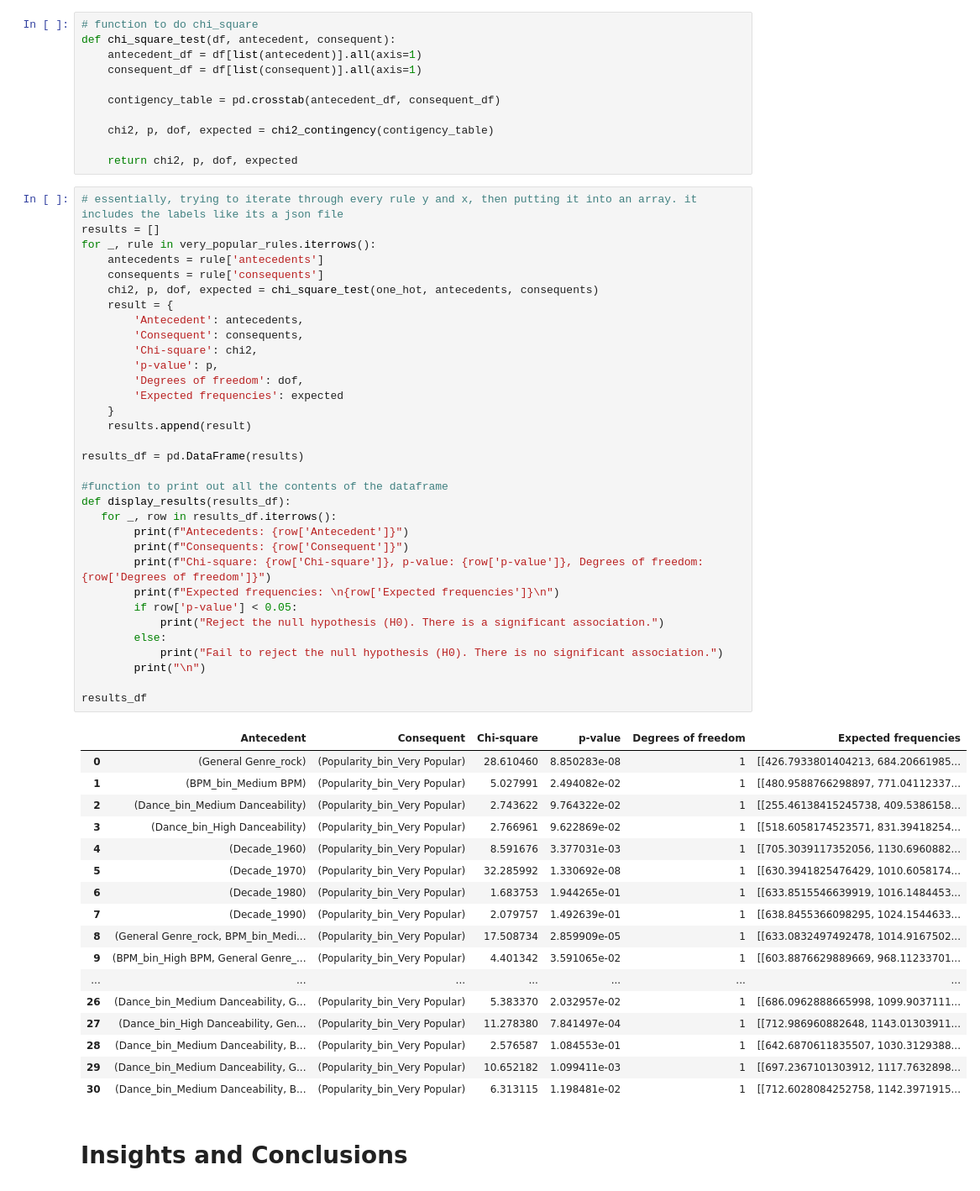
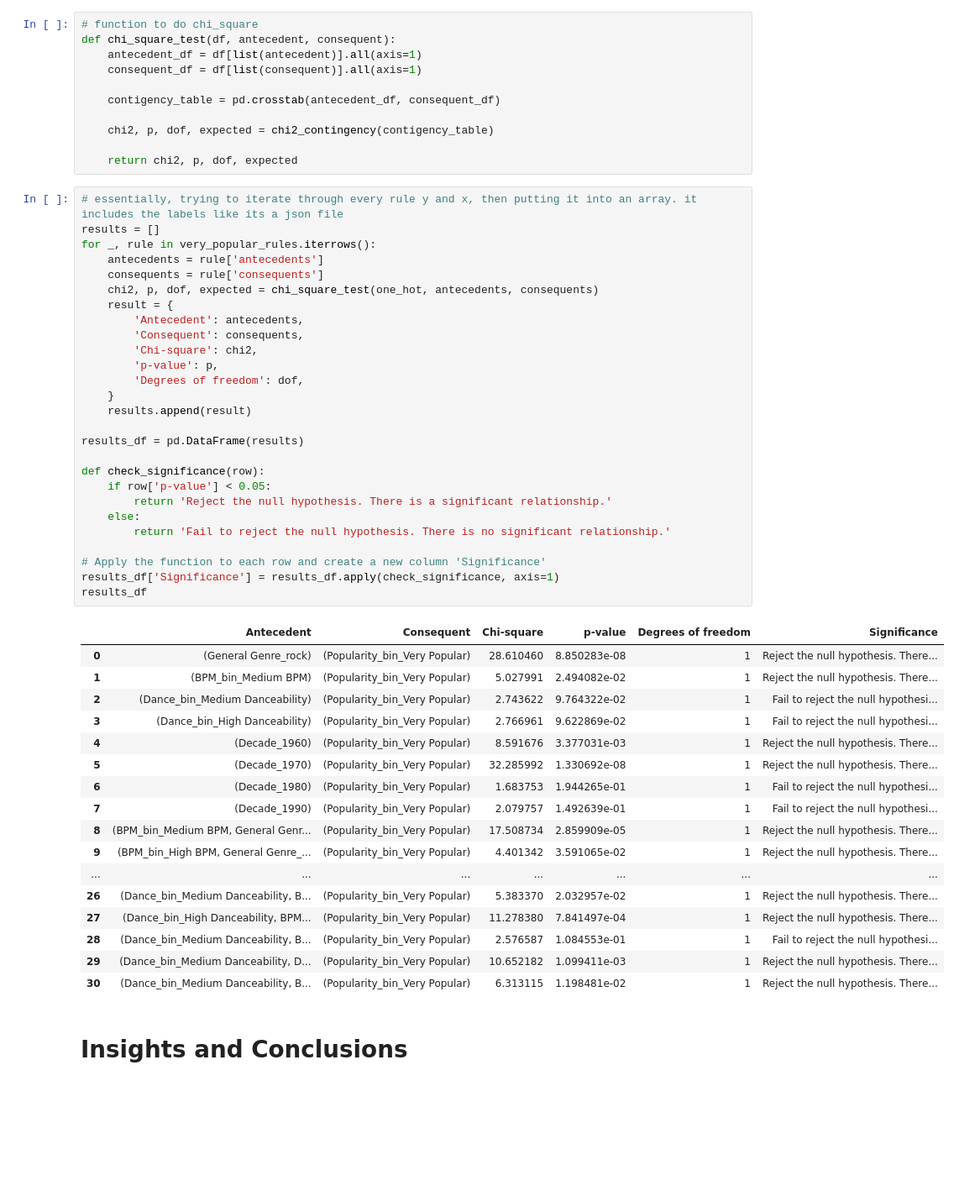
Before and after one commit to sadhubby/CSMODEL-project, a Jupyter notebook: Group10-Spotify Top 2000s.ipynb, the cells around one changed output. Shown at 84% size. Saved outputs shown, nothing was run; the diff lists cells and outputs as text; blank space fills up the shorter version.

Commit message:
Per-row significance

```diff
--- a/Group10-Spotify Top 2000s.ipynb
+++ b/Group10-Spotify Top 2000s.ipynb
@@ -655,53 +656,47 @@ def chi_square_test(df, antecedent, consequent):
 # %%
 # essentially, trying to iterate through every rule y and x, then putting it into an array. it includes the labels like its a json file
 results = []
 for _, rule in very_popular_rules.iterrows():
     antecedents = rule['antecedents']
     consequents = rule['consequents']
     chi2, p, dof, expected = chi_square_test(one_hot, antecedents, consequents)
     result = {
         'Antecedent': antecedents,
         'Consequent': consequents,
         'Chi-square': chi2,
         'p-value': p,
         'Degrees of freedom': dof,
-        'Expected frequencies': expected
     }
     results.append(result)
 
 results_df = pd.DataFrame(results)
 
-#function to print out all the contents of the dataframe
-def display_results(results_df):
-   for _, row in results_df.iterrows():
-        print(f"Antecedents: {row['Antecedent']}")
-        print(f"Consequents: {row['Consequent']}")
-        print(f"Chi-square: {row['Chi-square']}, p-value: {row['p-value']}, Degrees of freedom: {row['Degrees of freedom']}")
-        print(f"Expected frequencies: \n{row['Expected frequencies']}\n")
-        if row['p-value'] < 0.05:
-            print("Reject the null hypothesis (H0). There is a significant association.")
-        else:
-            print("Fail to reject the null hypothesis (H0). There is no significant association.")
-        print("\n")
+def check_significance(row):
+    if row['p-value'] < 0.05:
+        return 'Reject the null hypothesis. There is a significant relationship.'
+    else:
+        return 'Fail to reject the null hypothesis. There is no significant relationship.'
 
+# Apply the function to each row and create a new column 'Significance'
+results_df['Significance'] = results_df.apply(check_significance, axis=1)
 results_df
 # %% [output]
-|  | Antecedent | Consequent | Chi-square | p-value | Degrees of freedom | Expected frequencies |
-| 0 | (General Genre_rock) | (Popularity_bin_Very Popular) | 28.610460 | 8.850283e-08 | 1 | [[426.7933801404213, 684.20661985... |
-| 1 | (BPM_bin_Medium BPM) | (Popularity_bin_Very Popular) | 5.027991 | 2.494082e-02 | 1 | [[480.9588766298897, 771.04112337... |
-| 2 | (Dance_bin_Medium Danceability) | (Popularity_bin_Very Popular) | 2.743622 | 9.764322e-02 | 1 | [[255.46138415245738, 409.5386158... |
-| 3 | (Dance_bin_High Danceability) | (Popularity_bin_Very Popular) | 2.766961 | 9.622869e-02 | 1 | [[518.6058174523571, 831.39418254... |
-| 4 | (Decade_1960) | (Popularity_bin_Very Popular) | 8.591676 | 3.377031e-03 | 1 | [[705.3039117352056, 1130.6960882... |
-| 5 | (Decade_1970) | (Popularity_bin_Very Popular) | 32.285992 | 1.330692e-08 | 1 | [[630.3941825476429, 1010.6058174... |
-| 6 | (Decade_1980) | (Popularity_bin_Very Popular) | 1.683753 | 1.944265e-01 | 1 | [[633.8515546639919, 1016.1484453... |
-| 7 | (Decade_1990) | (Popularity_bin_Very Popular) | 2.079757 | 1.492639e-01 | 1 | [[638.8455366098295, 1024.1544633... |
-| 8 | (General Genre_rock, BPM_bin_Medi... | (Popularity_bin_Very Popular) | 17.508734 | 2.859909e-05 | 1 | [[633.0832497492478, 1014.9167502... |
-| 9 | (BPM_bin_High BPM, General Genre_... | (Popularity_bin_Very Popular) | 4.401342 | 3.591065e-02 | 1 | [[603.8876629889669, 968.11233701... |
+|  | Antecedent | Consequent | Chi-square | p-value | Degrees of freedom | Significance |
+| 0 | (General Genre_rock) | (Popularity_bin_Very Popular) | 28.610460 | 8.850283e-08 | 1 | Reject the null hypothesis. There... |
+| 1 | (BPM_bin_Medium BPM) | (Popularity_bin_Very Popular) | 5.027991 | 2.494082e-02 | 1 | Reject the null hypothesis. There... |
+| 2 | (Dance_bin_Medium Danceability) | (Popularity_bin_Very Popular) | 2.743622 | 9.764322e-02 | 1 | Fail to reject the null hypothesi... |
+| 3 | (Dance_bin_High Danceability) | (Popularity_bin_Very Popular) | 2.766961 | 9.622869e-02 | 1 | Fail to reject the null hypothesi... |
+| 4 | (Decade_1960) | (Popularity_bin_Very Popular) | 8.591676 | 3.377031e-03 | 1 | Reject the null hypothesis. There... |
+| 5 | (Decade_1970) | (Popularity_bin_Very Popular) | 32.285992 | 1.330692e-08 | 1 | Reject the null hypothesis. There... |
+| 6 | (Decade_1980) | (Popularity_bin_Very Popular) | 1.683753 | 1.944265e-01 | 1 | Fail to reject the null hypothesi... |
+| 7 | (Decade_1990) | (Popularity_bin_Very Popular) | 2.079757 | 1.492639e-01 | 1 | Fail to reject the null hypothesi... |
+| 8 | (BPM_bin_Medium BPM, General Genr... | (Popularity_bin_Very Popular) | 17.508734 | 2.859909e-05 | 1 | Reject the null hypothesis. There... |
+| 9 | (BPM_bin_High BPM, General Genre_... | (Popularity_bin_Very Popular) | 4.401342 | 3.591065e-02 | 1 | Reject the null hypothesis. There... |
 | ... | ... | ... | ... | ... | ... | ... |
-| 26 | (Dance_bin_Medium Danceability, G... | (Popularity_bin_Very Popular) | 5.383370 | 2.032957e-02 | 1 | [[686.0962888665998, 1099.9037111... |
-| 27 | (Dance_bin_High Danceability, Gen... | (Popularity_bin_Very Popular) | 11.278380 | 7.841497e-04 | 1 | [[712.986960882648, 1143.01303911... |
-| 28 | (Dance_bin_Medium Danceability, B... | (Popularity_bin_Very Popular) | 2.576587 | 1.084553e-01 | 1 | [[642.6870611835507, 1030.3129388... |
-| 29 | (Dance_bin_Medium Danceability, G... | (Popularity_bin_Very Popular) | 10.652182 | 1.099411e-03 | 1 | [[697.2367101303912, 1117.7632898... |
-| 30 | (Dance_bin_Medium Danceability, B... | (Popularity_bin_Very Popular) | 6.313115 | 1.198481e-02 | 1 | [[712.6028084252758, 1142.3971915... |
+| 26 | (Dance_bin_Medium Danceability, B... | (Popularity_bin_Very Popular) | 5.383370 | 2.032957e-02 | 1 | Reject the null hypothesis. There... |
+| 27 | (Dance_bin_High Danceability, BPM... | (Popularity_bin_Very Popular) | 11.278380 | 7.841497e-04 | 1 | Reject the null hypothesis. There... |
+| 28 | (Dance_bin_Medium Danceability, B... | (Popularity_bin_Very Popular) | 2.576587 | 1.084553e-01 | 1 | Fail to reject the null hypothesi... |
+| 29 | (Dance_bin_Medium Danceability, D... | (Popularity_bin_Very Popular) | 10.652182 | 1.099411e-03 | 1 | Reject the null hypothesis. There... |
+| 30 | (Dance_bin_Medium Danceability, B... | (Popularity_bin_Very Popular) | 6.313115 | 1.198481e-02 | 1 | Reject the null hypothesis. There... |
 # %% [markdown]
 # Insights and Conclusions
```
Also changed, not shown: parts of 2 cells of this notebook.
